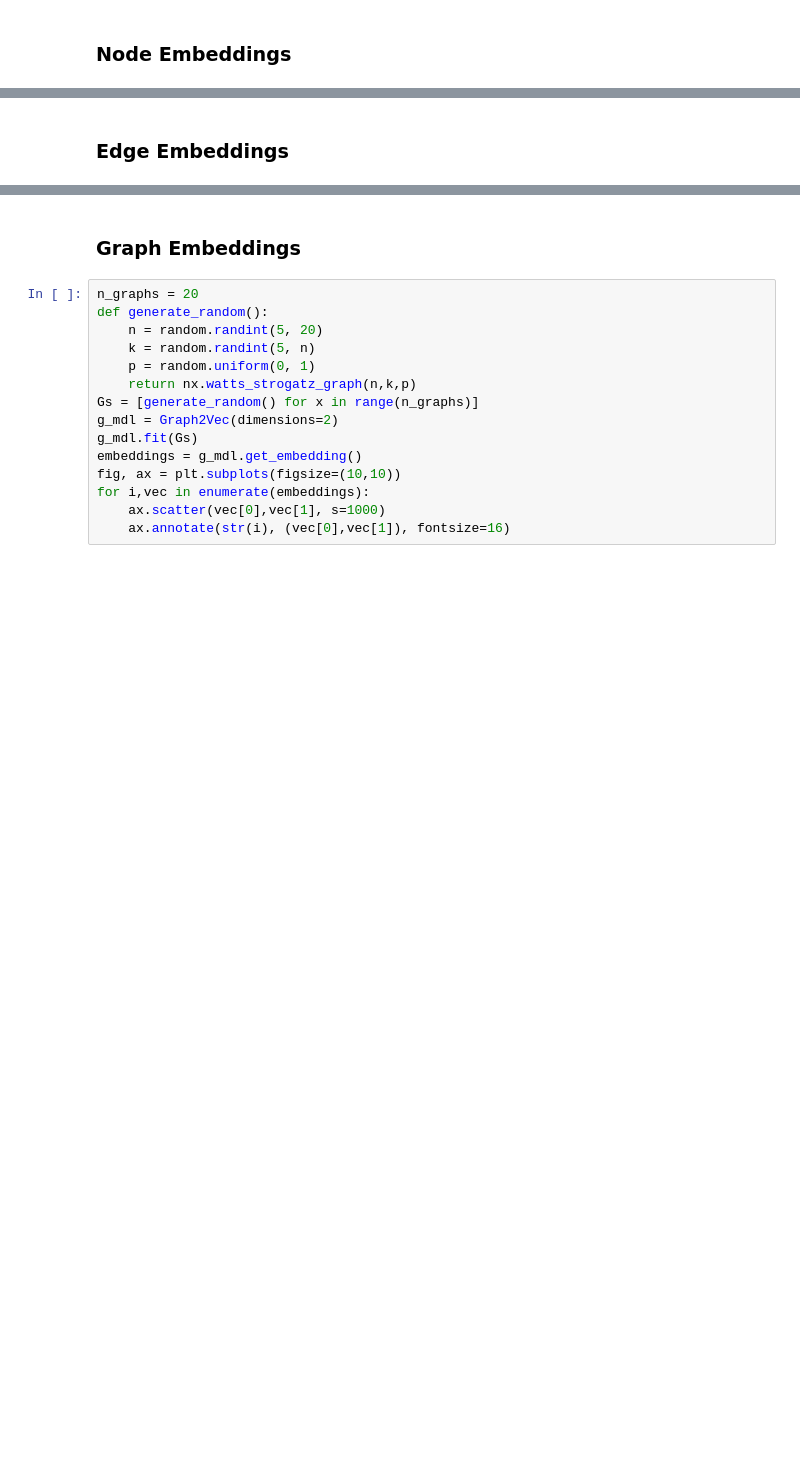
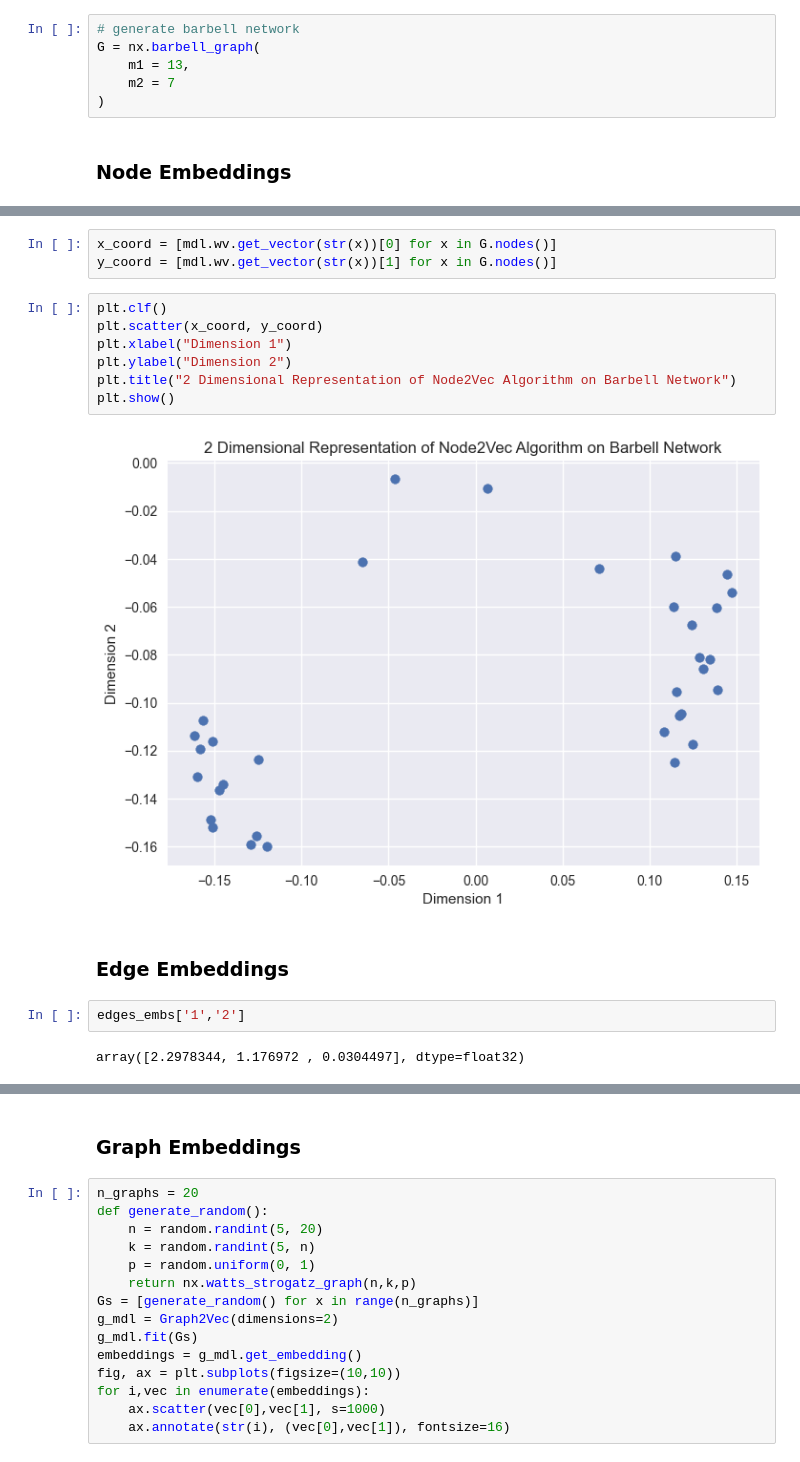
Before and after one commit to vatsal220/medium_articles, a Jupyter notebook: graph_embeddings/graph_emb.ipynb, the cells around one changed output, grey strips where cells are left out. Drawn from its saved outputs; the diff is of its cells as text; blank space fills up the shorter version.

```diff
--- a/graph_embeddings/graph_emb.ipynb
+++ b/graph_embeddings/graph_emb.ipynb
@@ -10,6 +10,12 @@ from node2vec.edges import HadamardEmbedder
 from karateclub import Graph2Vec
 
 plt.style.use("seaborn")
+# %%
+# generate barbell network
+G = nx.barbell_graph(
+    m1 = 13,
+    m2 = 7
+)
 # %% [markdown]
 ### Node Embeddings
 # %%
@@ -34,5 +50,21 @@ for x in G.nodes():
+# %%
+x_coord = [mdl.wv.get_vector(str(x))[0] for x in G.nodes()]
+y_coord = [mdl.wv.get_vector(str(x))[1] for x in G.nodes()]
+# %%
+plt.clf()
+plt.scatter(x_coord, y_coord)
+plt.xlabel("Dimension 1")
+plt.ylabel("Dimension 2")
+plt.title("2 Dimensional Representation of Node2Vec Algorithm on Barbell Network")
+plt.show()
+# %% [output]
+[figure, added]
 # %% [markdown]
 ### Edge Embeddings
+# %%
+edges_embs['1','2']
+# %% [output]
+array([2.2978344, 1.176972 , 0.0304497], dtype=float32)
 # %%
 edges_embs = HadamardEmbedder(keyed_vectors=mdl.wv)
 fig, ax = plt.subplots()
```
Also changed, not shown: parts of 2 cells of this notebook.
